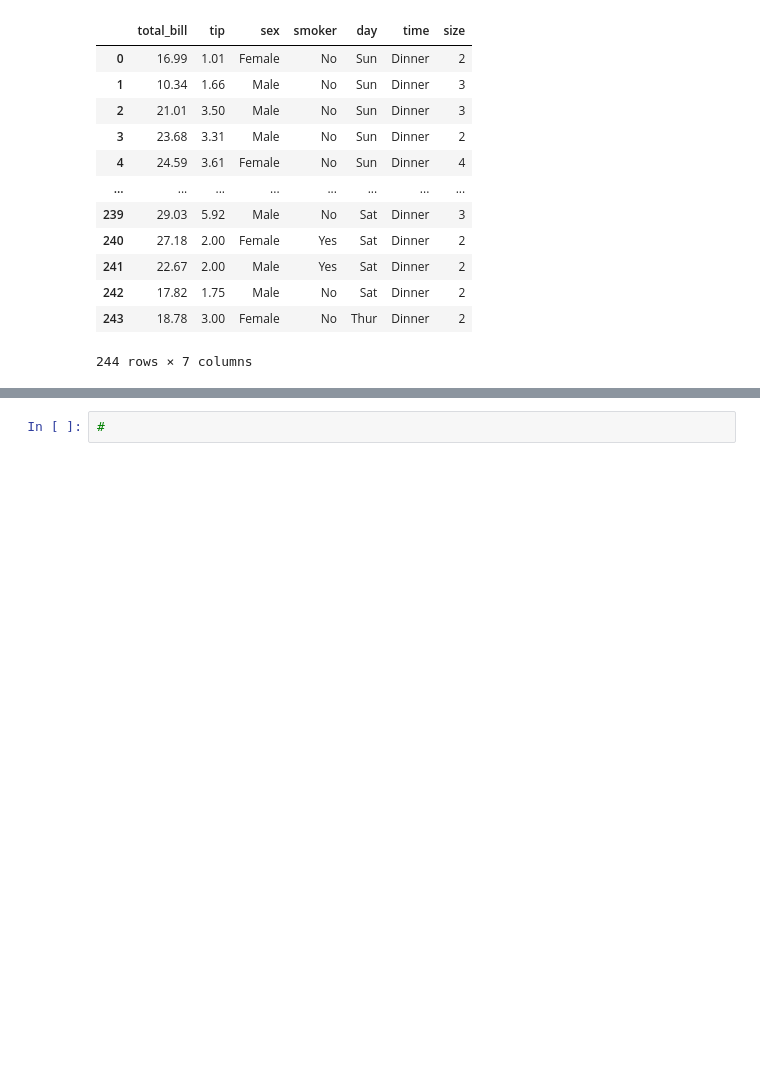
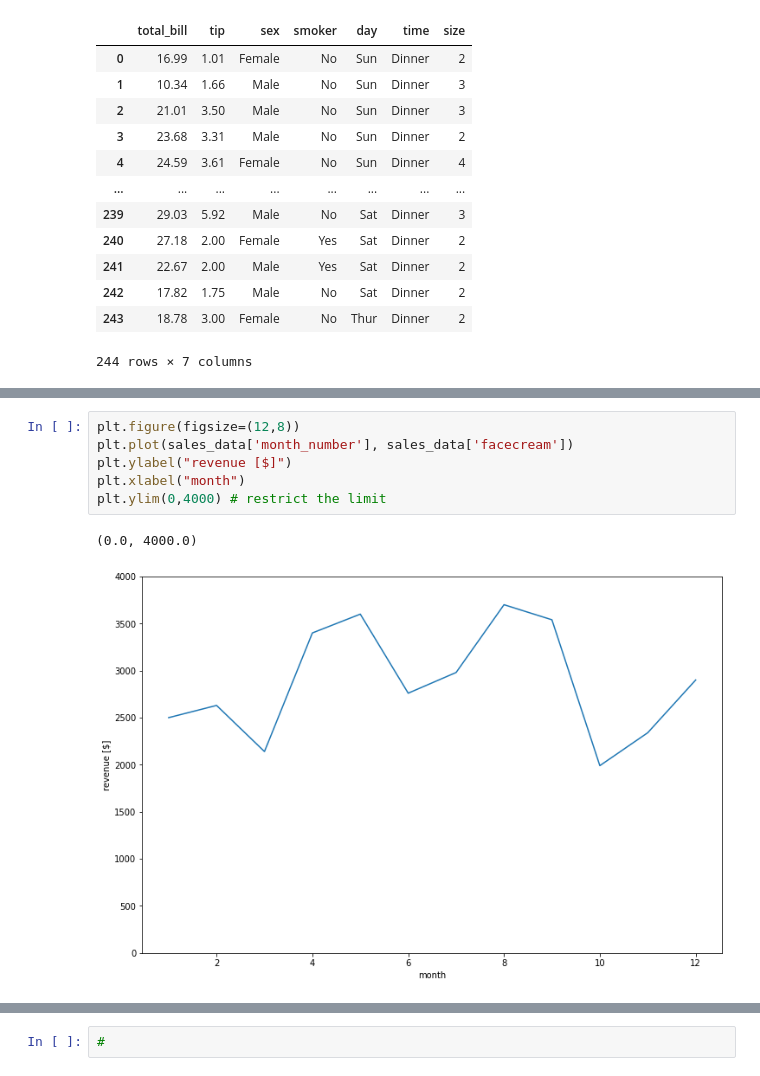
Before and after one commit to JulianOrti/Big-Data-, a Jupyter notebook: Week_04/07_Python_data_visualization_part2.ipynb, the cells around one changed output, grey strips where cells are left out. Drawn from its saved outputs; the diff is of its cells as text; blank space fills up the shorter version.

```diff
--- a/Week_04/07_Python_data_visualization_part2.ipynb
+++ b/Week_04/07_Python_data_visualization_part2.ipynb
@@ -304,0 +344,9 @@ tips
+# %%
+plt.figure(figsize=(12,8))
+plt.plot(sales_data['month_number'], sales_data['facecream'])
+plt.ylabel("revenue [$]")
+plt.xlabel("month")
+plt.ylim(0,4000) # restrict the limit
+# %% [output]
+(0.0, 4000.0)
+[figure, added]
```
Also changed, not shown: parts of 50 cells of this notebook.
